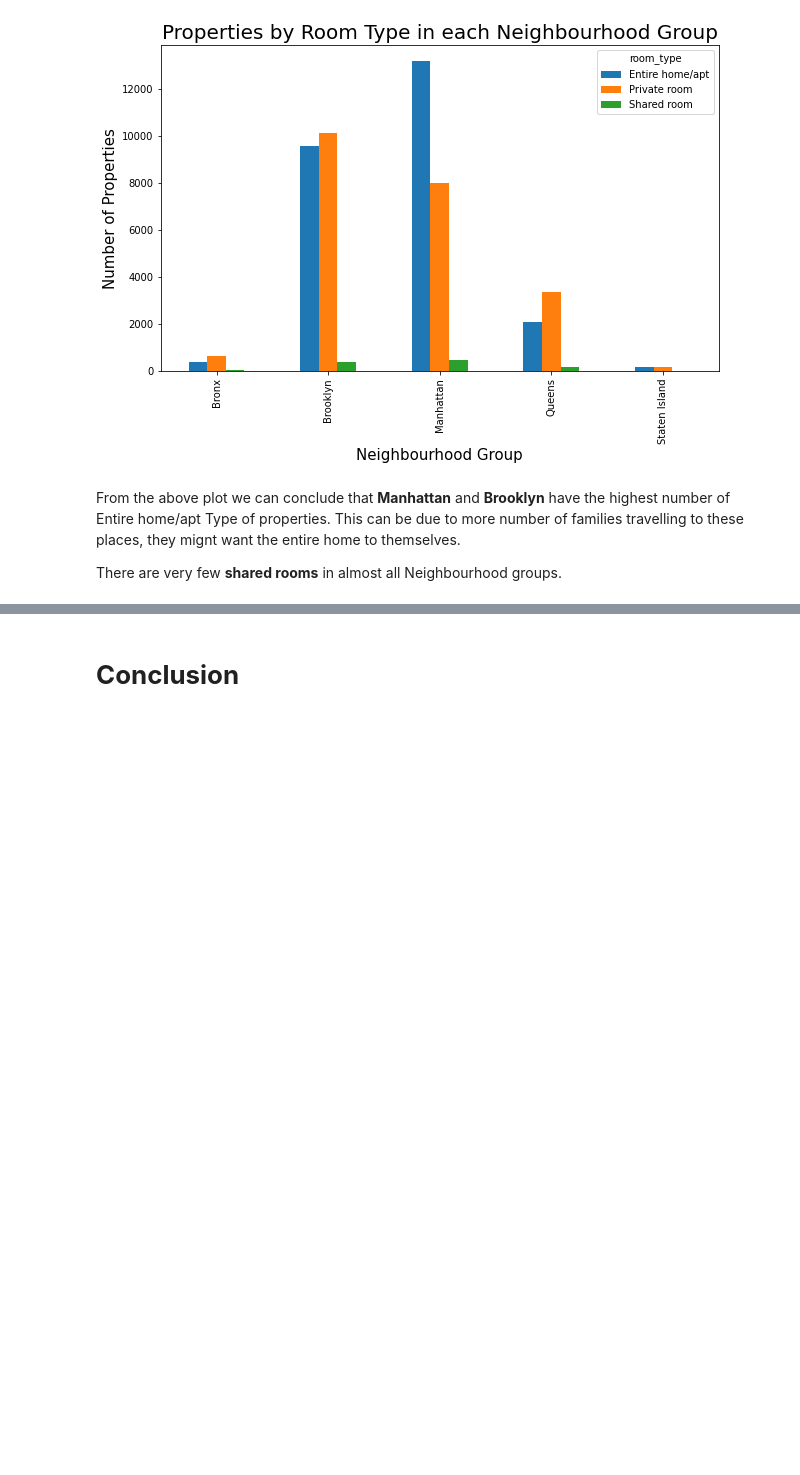
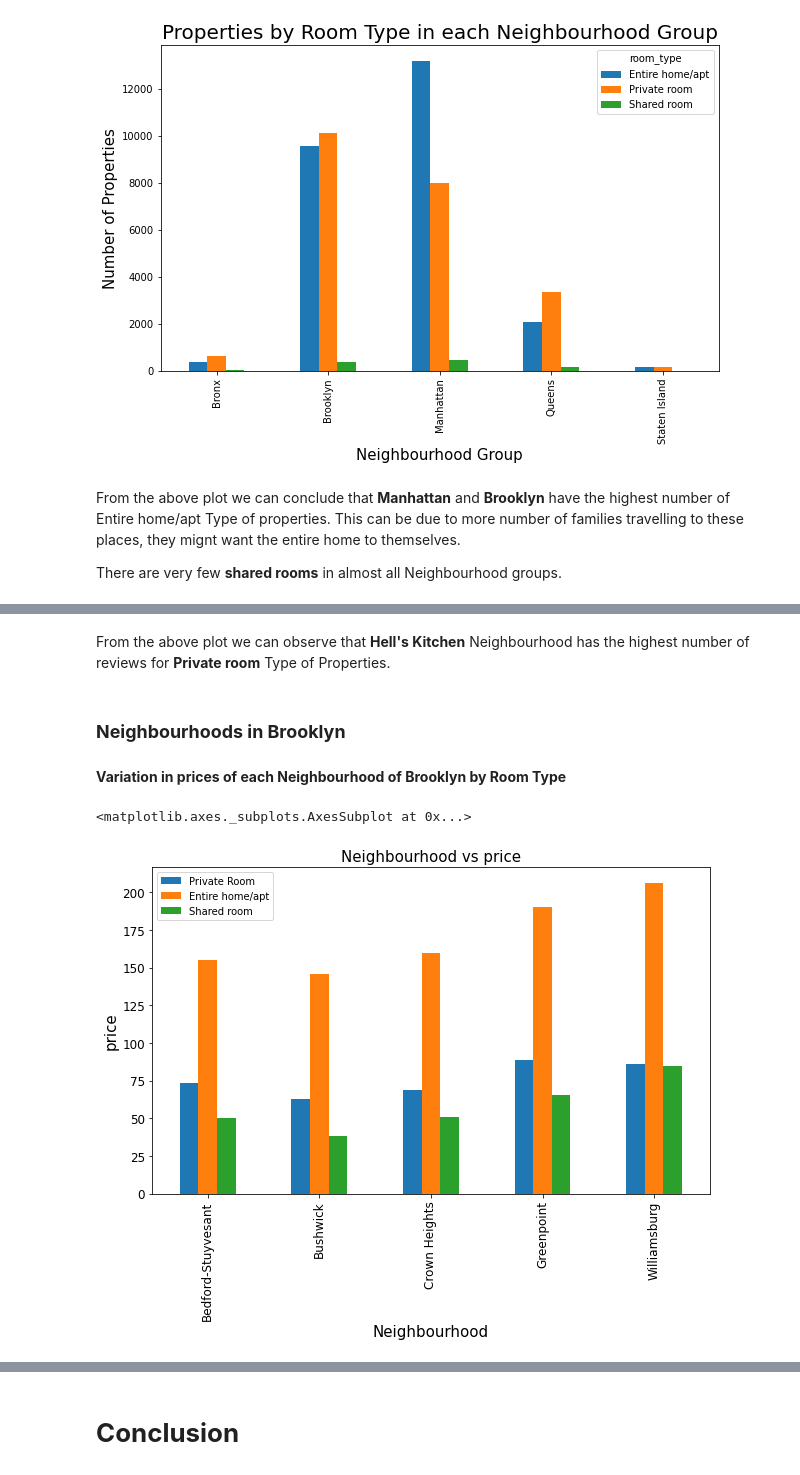
Before and after one commit to ismailali121/Airbnb-EDA-Capstone-Project, a Jupyter notebook: airbnb_booking_analysis_Capstone_Project.ipynb, the cells around one changed output, grey strips where cells are left out. Saved outputs shown, nothing was run; the diff lists cells and outputs as text; code cells hidden in the pictures; blank space fills up the shorter version.

```diff
--- a/airbnb_booking_analysis_Capstone_Project.ipynb
+++ b/airbnb_booking_analysis_Capstone_Project.ipynb
@@ -453,0 +553,11 @@ ssd
+# %% [markdown]
+From the above plot we can observe that **Hell's Kitchen** Neighbourhood has the highest number of reviews for **Private room** Type of Properties.
+# %% [markdown]
+### **Neighbourhoods in Brooklyn**
+# %% [markdown]
+**Variation in prices of each Neighbourhood of Brooklyn by Room Type**
+# %%
+plot_graph('Brooklyn','price')
+# %% [output]
+<matplotlib.axes._subplots.AxesSubplot at 0x...>
+[figure, added]
```
Also changed, not shown: parts of 48 cells of this notebook.
